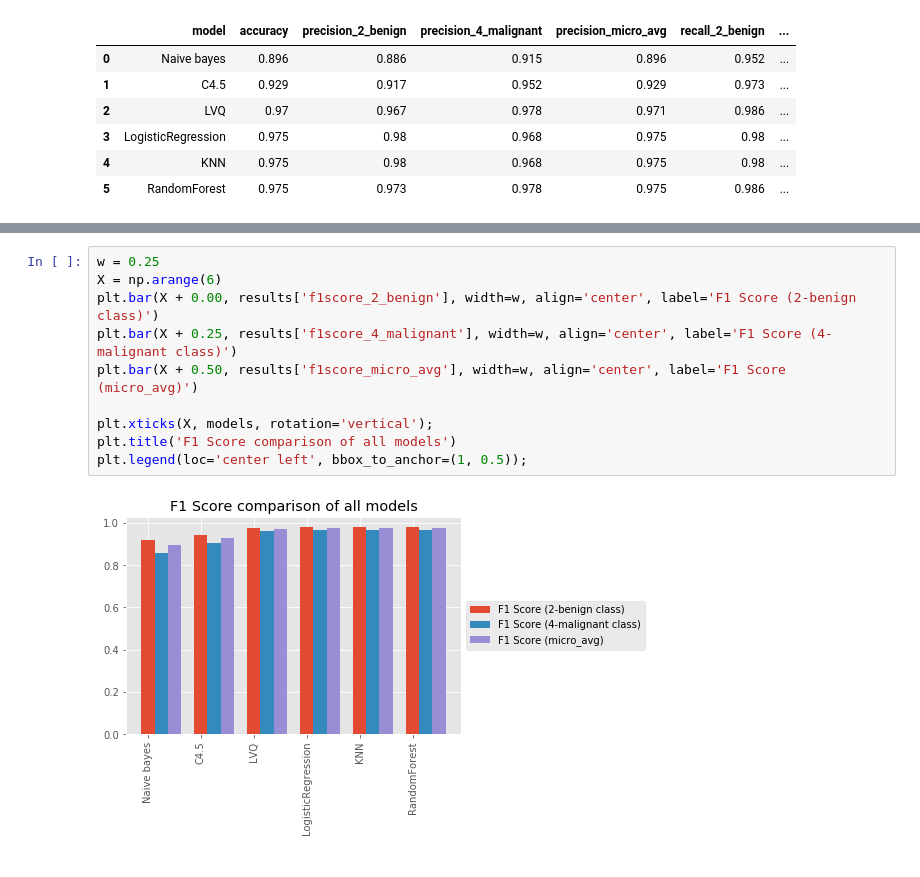
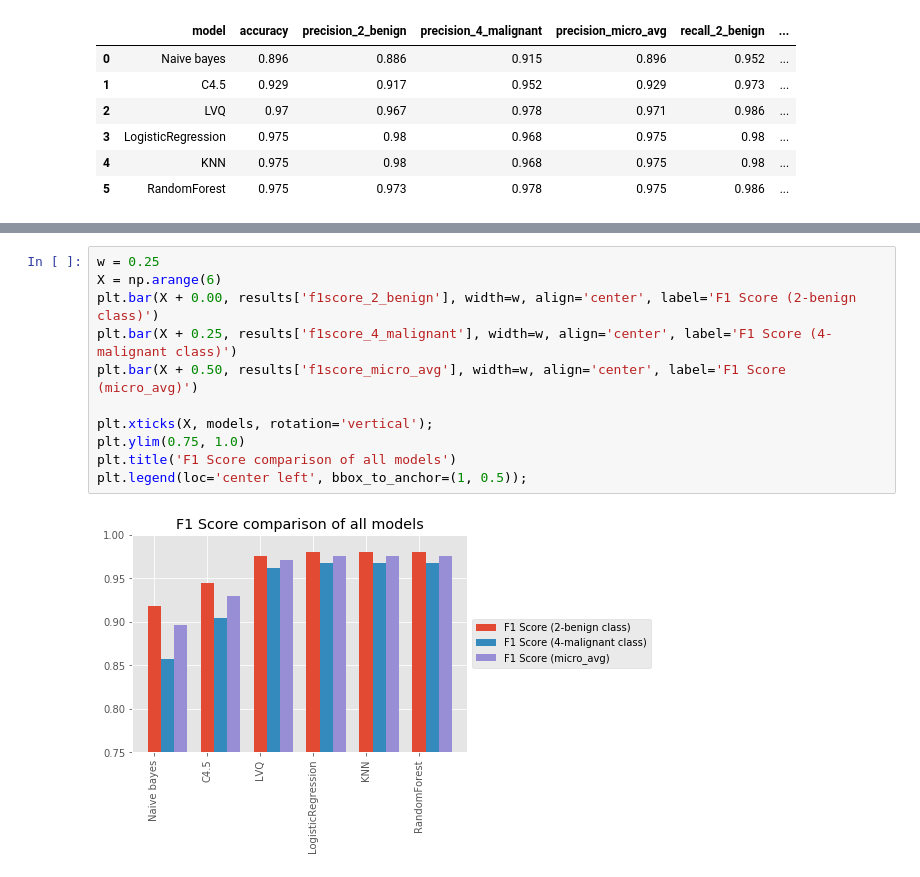
Before and after one commit to PraAnj/classification_breast_cancer, a Jupyter notebook: src/results_comparison.ipynb, the cells around one changed output, grey strips where cells are left out. Drawn from its saved outputs; the diff is of its cells as text.

```diff
--- a/src/results_comparison.ipynb
+++ b/src/results_comparison.ipynb
@@ -92,12 +97,13 @@ plt.legend(loc='center left', bbox_to_anchor=(1, 0.5));
 # %%
 w = 0.25
 X = np.arange(6)
 plt.bar(X + 0.00, results['f1score_2_benign'], width=w, align='center', label='F1 Score (2-benign class)')
 plt.bar(X + 0.25, results['f1score_4_malignant'], width=w, align='center', label='F1 Score (4-malignant class)')
 plt.bar(X + 0.50, results['f1score_micro_avg'], width=w, align='center', label='F1 Score (micro_avg)')
 
 plt.xticks(X, models, rotation='vertical');
+plt.ylim(0.75, 1.0)
 plt.title('F1 Score comparison of all models')
 plt.legend(loc='center left', bbox_to_anchor=(1, 0.5));
 # %% [output]
-[figure, old version]
+[figure, new version]
```
Also changed, not shown: parts of 3 cells of this notebook.
